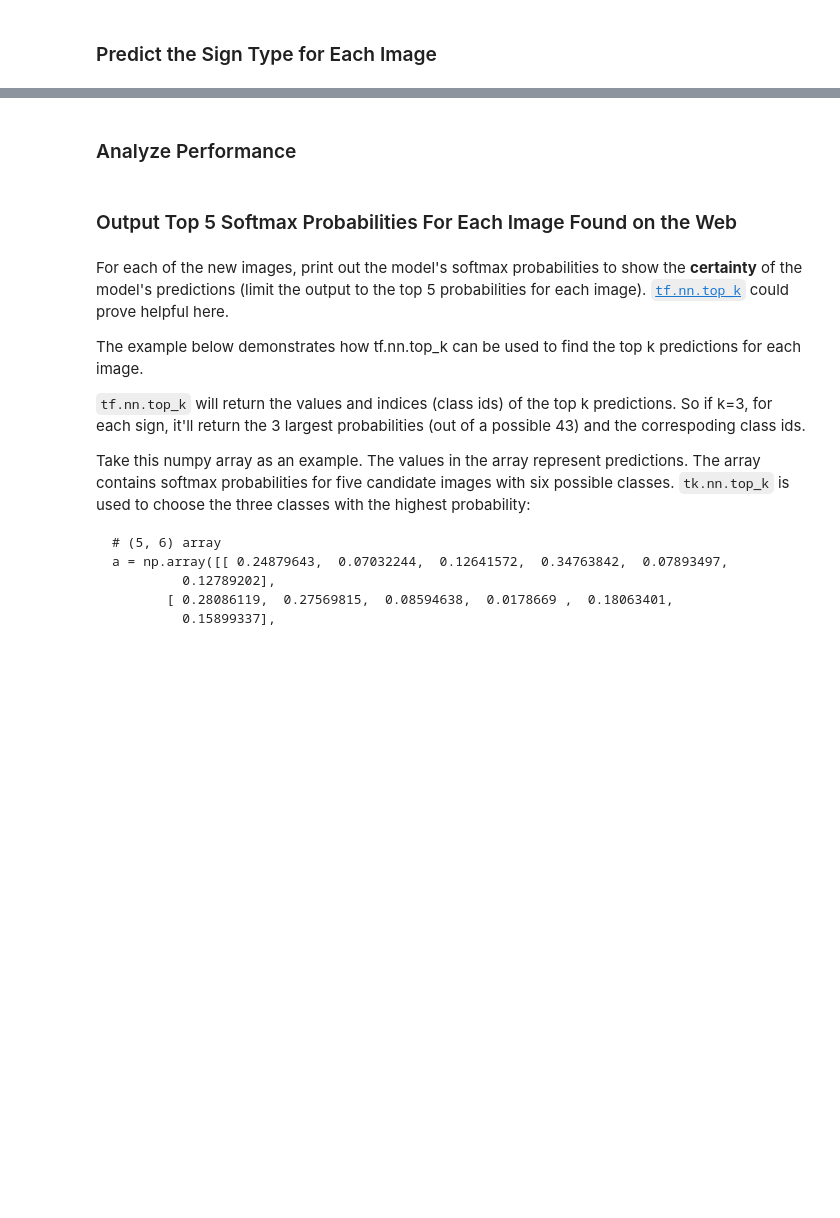
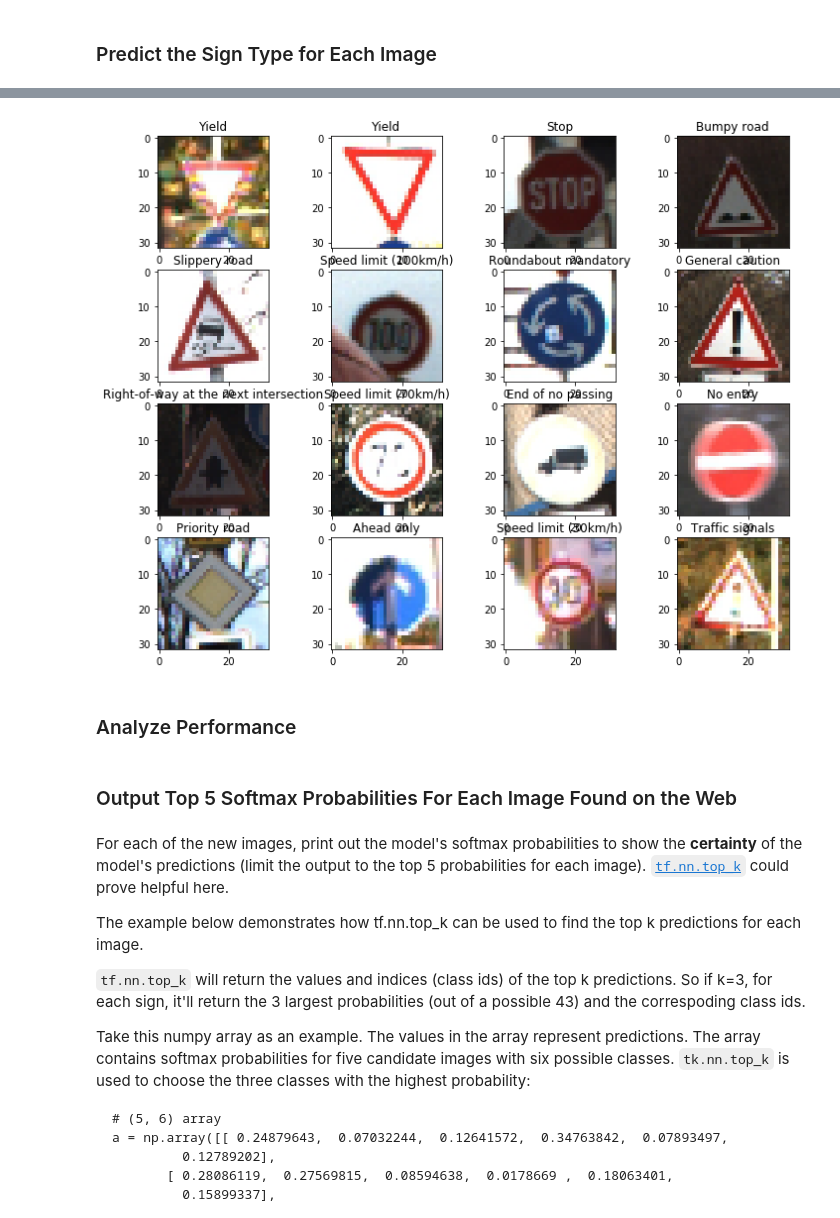
Before and after one commit to Hyagoro/Traffic_Sign_Classifier, a Jupyter notebook: Traffic_Sign_Classifier.ipynb, the cells around one changed output, grey strips where cells are left out. Cells and saved outputs as stored; diff of their text form; code cells hidden in the pictures; blank space fills up the shorter version.

```diff
--- a/Traffic_Sign_Classifier.ipynb
+++ b/Traffic_Sign_Classifier.ipynb
@@ -445,3 +468,12 @@ print(onlyfiles)
+# %%
+plt.figure(figsize=(12, 12))
+for i in range(len(X_new)):
+    plt.subplot(5, 4, i+1)
+    plt.title(dict_signs[predictions[i]])
+    plt.imshow(X_new[i])
+plt.show()
+# %% [output]
+[figure, added]
 # %% [markdown]
 ### Analyze Performance
 # %%
```
Also changed, not shown: parts of 5 cells of this notebook.
